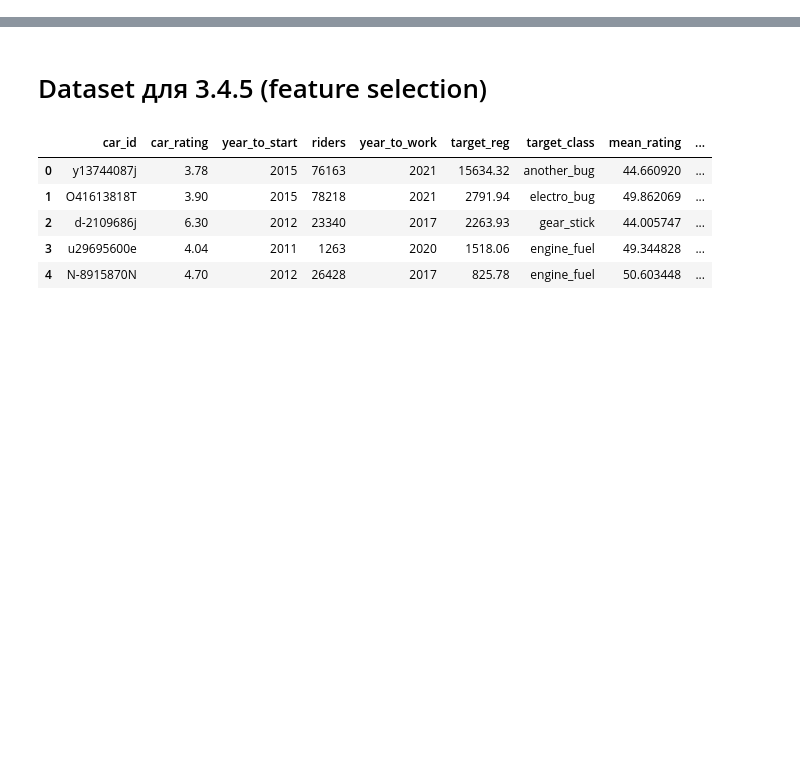
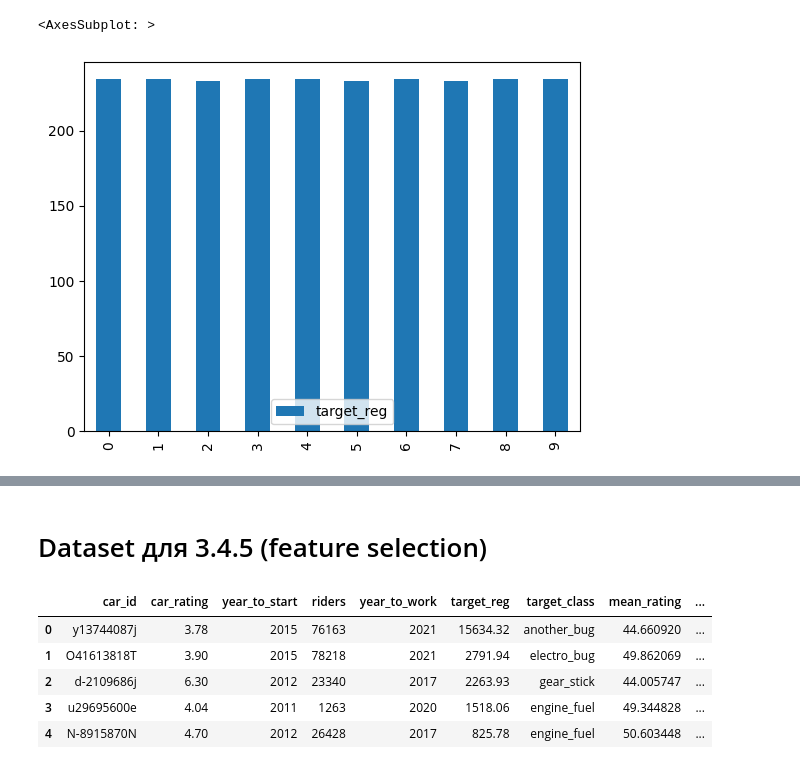
Before and after one commit to a-milenkin/Competitive_Data_Science, a Jupyter notebook: notebooks/y_task_prepare.ipynb, the cells around one changed output, grey strips where cells are left out. Drawn from its saved outputs; the diff is of its cells as text; code cells hidden in the pictures; blank space fills up the shorter version.

```diff
--- a/notebooks/y_task_prepare.ipynb
+++ b/notebooks/y_task_prepare.ipynb
@@ -6,0 +177,5 @@ warnings.filterwarnings("ignore")
+# %%
+df.groupby('target_reg_group', as_index=False)['target_reg'].agg('count').plot.bar()
+# %% [output]
+<AxesSubplot: >
+[figure, added]
```
Also changed, not shown: parts of 27 cells of this notebook, 6 other files.
